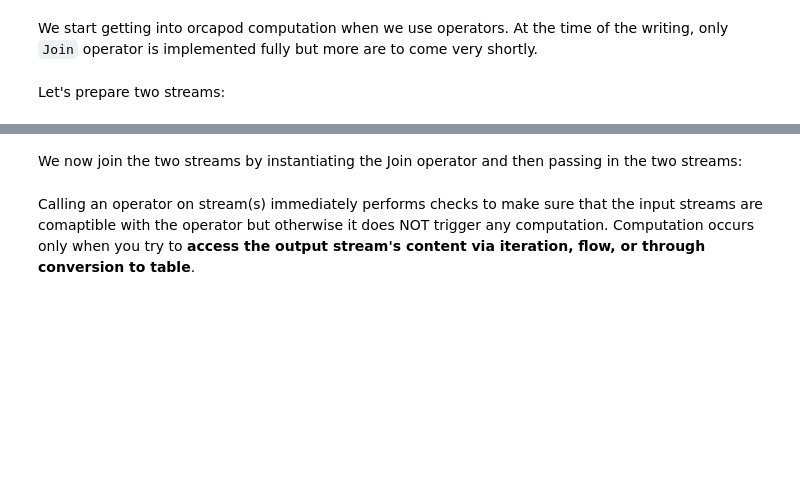
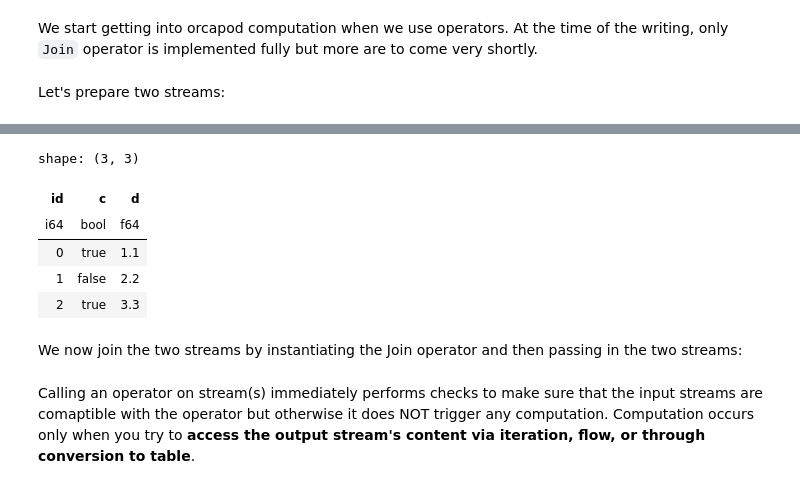
Before and after one commit to walkerlab/orcapod-python, a Jupyter notebook: notebooks/tutorials/01_introduction_to_orcapod.ipynb, the cells around one changed output, grey strips where cells are left out. Saved outputs shown, nothing was run; the diff lists cells and outputs as text; code cells hidden in the pictures; blank space fills up the shorter version.

```diff
--- a/notebooks/tutorials/01_orcapod_quick_exploration.ipynb
+++ b/notebooks/tutorials/01_introduction_to_orcapod.ipynb
@@ -250,3 +270,12 @@ stream2 = op.streams.ImmutableTableStream(table2, tag_columns=["id"])
+# %%
+stream2.as_df()
+# %% [output]
+shape: (3, 3)
+| id | c | d |
+| i64 | bool | f64 |
+| 0 | true | 1.1 |
+| 1 | false | 2.2 |
+| 2 | true | 3.3 |
 # %% [markdown]
 We now join the two streams by instantiating the Join operator and then passing in the two streams:
 # %%
```
Also changed, not shown: parts of 9 cells of this notebook, 12 other files.
